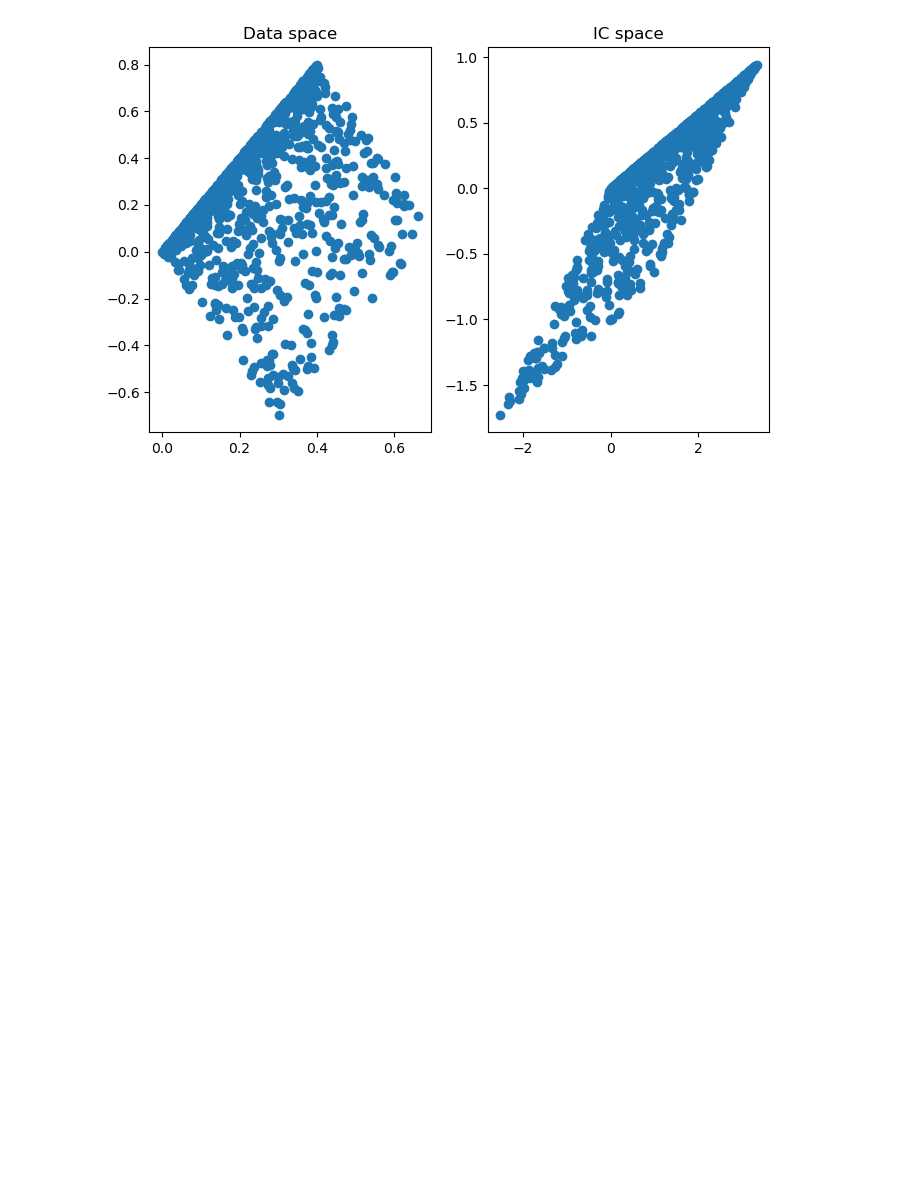
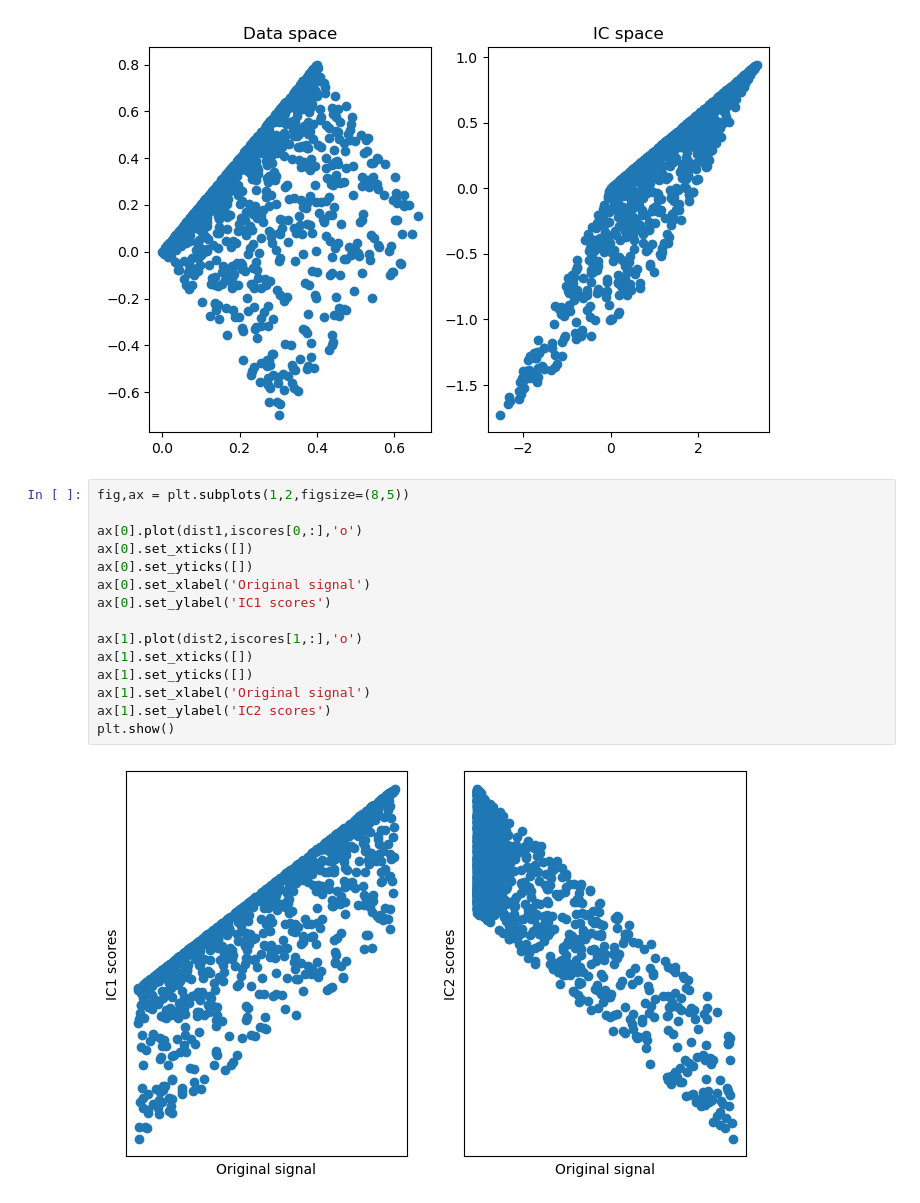
Before and after one commit to Raaqiv55/statistics-machine-learning, a Jupyter notebook: 16.clustering and dimension-reduction/ica.ipynb, the cells around one changed output. Cells and saved outputs as stored; diff of their text form; blank space fills up the shorter version.

```diff
--- a/16.clustering and dimension-reduction/ica.ipynb
+++ b/16.clustering and dimension-reduction/ica.ipynb
@@ -68,3 +68,20 @@ ax[1].set_title('IC space')
 plt.show()
 # %% [output]
 [figure]
+# %%
+fig,ax = plt.subplots(1,2,figsize=(8,5))
+
+ax[0].plot(dist1,iscores[0,:],'o')
+ax[0].set_xticks([])
+ax[0].set_yticks([])
+ax[0].set_xlabel('Original signal')
+ax[0].set_ylabel('IC1 scores')
+
+ax[1].plot(dist2,iscores[1,:],'o')
+ax[1].set_xticks([])
+ax[1].set_yticks([])
+ax[1].set_xlabel('Original signal')
+ax[1].set_ylabel('IC2 scores')
+plt.show()
+# %% [output]
+[figure, added]
```
Also changed, not shown: 1 other file.
